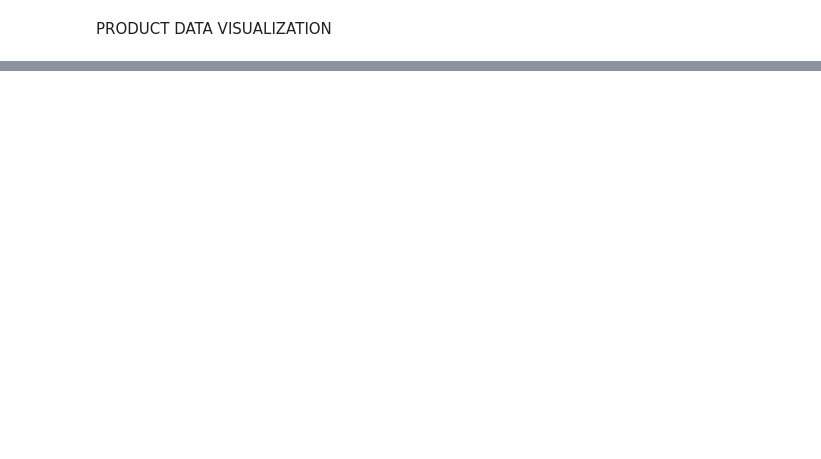
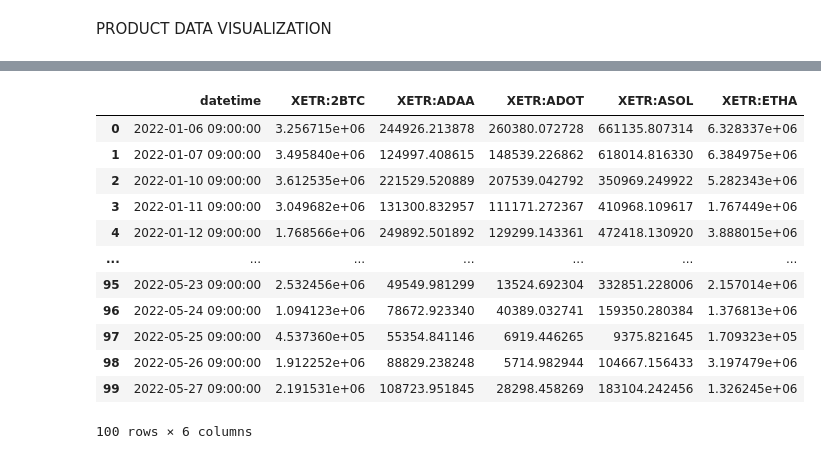
Before and after one commit to RebellionL/tvdatafeed, a Jupyter notebook: tv.ipynb, the cells around one changed output, grey strips where cells are left out. Drawn from its saved outputs; the diff is of its cells as text; code cells hidden in the pictures; blank space fills up the shorter version.

```diff
--- a/tv.ipynb
+++ b/tv.ipynb
@@ -935,0 +1008,29 @@ fig_combined.show()
+# %%
+#21Shares XETRA
+Shares21_xetr = pd.concat([pd_21SHARES_XETRA_ADA, pd_21SHARES_XETRA_BTC, pd_21SHARES_XETRA_DOT, pd_21SHARES_XETRA_ETH, pd_21SHARES_XETRA_SOL])
+
+#21Shares Xetra Products Pivot table
+pivot_Shares21_xetr = (
+    Shares21_xetr.pivot_table(index=['datetime'],
+                   columns='symbol',
+                   values='turnover',
+                   aggfunc='first')
+        .rename_axis(columns=None)
+        .reset_index()
+        .fillna(0)
+)
+pivot_Shares21_xetr
+# %% [output]
+|  | datetime | XETR:2BTC | XETR:ADAA | XETR:ADOT | XETR:ASOL | XETR:ETHA |
+| 0 | 2022-01-06 09:00:00 | 3.256715e+06 | 244926.213878 | 260380.072728 | 661135.807314 | 6.328337e+06 |
+| 1 | 2022-01-07 09:00:00 | 3.495840e+06 | 124997.408615 | 148539.226862 | 618014.816330 | 6.384975e+06 |
+| 2 | 2022-01-10 09:00:00 | 3.612535e+06 | 221529.520889 | 207539.042792 | 350969.249922 | 5.282343e+06 |
+| 3 | 2022-01-11 09:00:00 | 3.049682e+06 | 131300.832957 | 111171.272367 | 410968.109617 | 1.767449e+06 |
+| 4 | 2022-01-12 09:00:00 | 1.768566e+06 | 249892.501892 | 129299.143361 | 472418.130920 | 3.888015e+06 |
+| ... | ... | ... | ... | ... | ... | ... |
+| 95 | 2022-05-23 09:00:00 | 2.532456e+06 | 49549.981299 | 13524.692304 | 332851.228006 | 2.157014e+06 |
+| 96 | 2022-05-24 09:00:00 | 1.094123e+06 | 78672.923340 | 40389.032741 | 159350.280384 | 1.376813e+06 |
+| 97 | 2022-05-25 09:00:00 | 4.537360e+05 | 55354.841146 | 6919.446265 | 9375.821645 | 1.709323e+05 |
+| 98 | 2022-05-26 09:00:00 | 1.912252e+06 | 88829.238248 | 5714.982944 | 104667.156433 | 3.197479e+06 |
+| 99 | 2022-05-27 09:00:00 | 2.191531e+06 | 108723.951845 | 28298.458269 | 183104.242456 | 1.326245e+06 |
+100 rows × 6 columns
```
Also changed, not shown: parts of 15 cells of this notebook.
